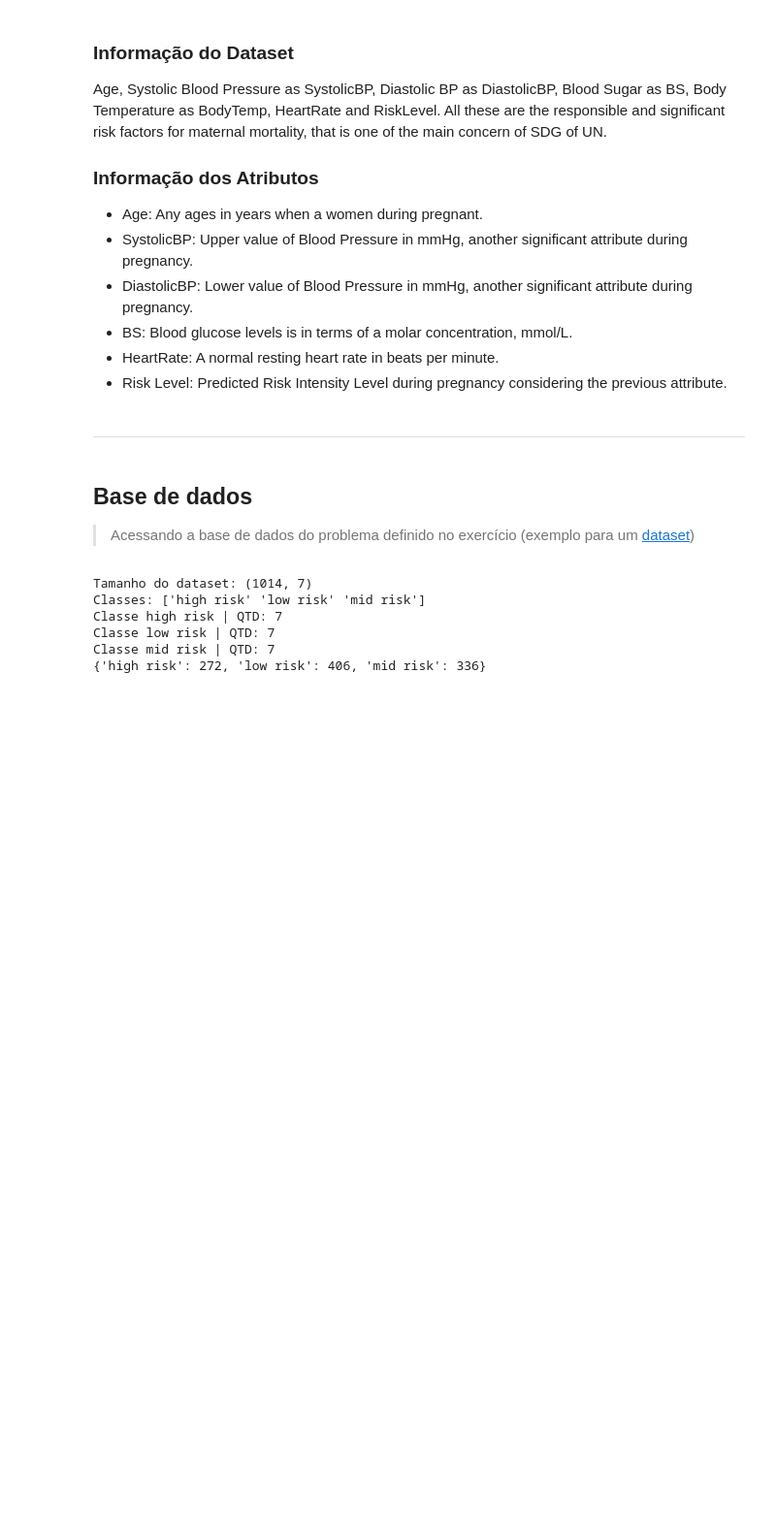
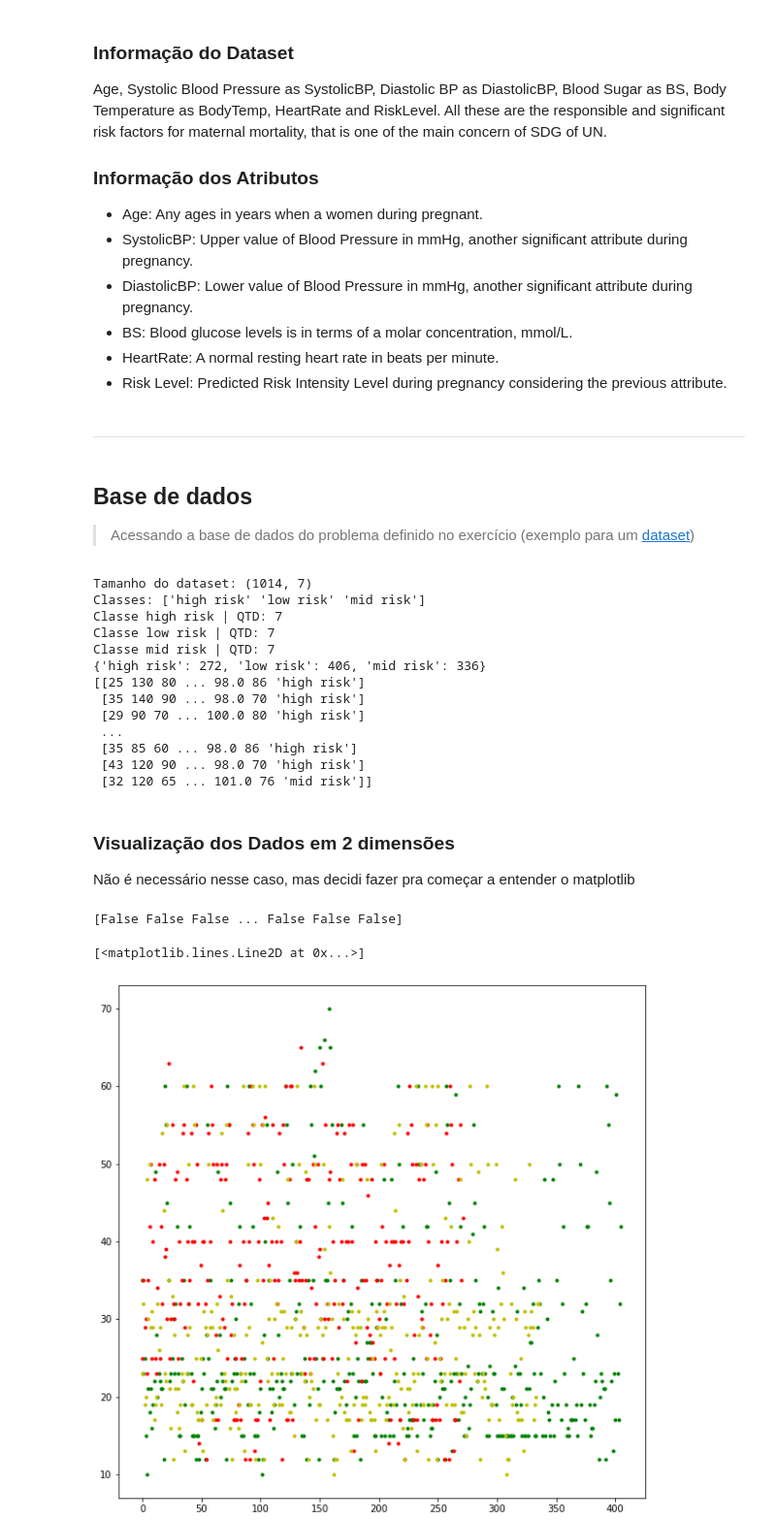
Before and after one commit to RSobrinho/Projetinho-CienciaDeDadosIA, a Jupyter notebook: T - IA.ipynb, the cells around one changed output. Shown: that part at 97% size. Drawn from its saved outputs; the diff is of its cells as text; code cells hidden in the pictures; blank space fills up the shorter version.

```diff
--- a/T - IA.ipynb
+++ b/T - IA.ipynb
@@ -54,6 +54,7 @@ for classe in classes:
   qtdClasses[classe] = totalClassesDoTipo.shape[0]
 
 print(qtdClasses)
+print(data)
 # %% [output]
 Tamanho do dataset: (1014, 7)
 Classes: ['high risk' 'low risk' 'mid risk']
@@ -61,3 +62,40 @@ Classe high risk | QTD: 7
 Classe low risk | QTD: 7
 Classe mid risk | QTD: 7
 {'high risk': 272, 'low risk': 406, 'mid risk': 336}
+[[25 130 80 ... 98.0 86 'high risk']
+ [35 140 90 ... 98.0 70 'high risk']
+ [29 90 70 ... 100.0 80 'high risk']
+ ...
+ [35 85 60 ... 98.0 86 'high risk']
+ [43 120 90 ... 98.0 70 'high risk']
+ [32 120 65 ... 101.0 76 'mid risk']]
+# %% [markdown]
+### Visualização dos Dados em 2 dimensões
+Não é necessário nesse caso, mas decidi fazer pra começar a entender o matplotlib
+# %%
+# importando a biblioteca responsavel por plotar as coisas
+from matplotlib import pyplot as plt
+
+plt.figure(figsize=(10, 10))
+
+# vamos lá, basicamente o atb1 e atb2 são os atributos que vão ser plotados no grafico, e o label1 e label2 são basicamente a corzinha, ou seja, de qual classe (nesse caso) o tal dado dos atbs pertencem
+
+# atributo idade que vou plotar no grafico, e vou diferenciar em idade que tem high risk ou low risk
+atb1=0
+
+label1 = data[:,-1] == 'low risk' # label do y (idade da pessoa nesse caso)
+label2 = data[:, -1] == 'high risk' # label do x ()
+label3 = data[:, -1] == 'mid risk'
+
+
+print(label1)
+
+plt.plot(data[label1, atb1], '.g')
+
+plt.plot(data[label2, atb1], '.r')
+
+plt.plot(data[label3, atb1], '.y')
+# %% [output]
+[False False False ... False False False]
+[<matplotlib.lines.Line2D at 0x...>]
+[figure, added]
```
Also changed, not shown: parts of 6 cells of this notebook.
